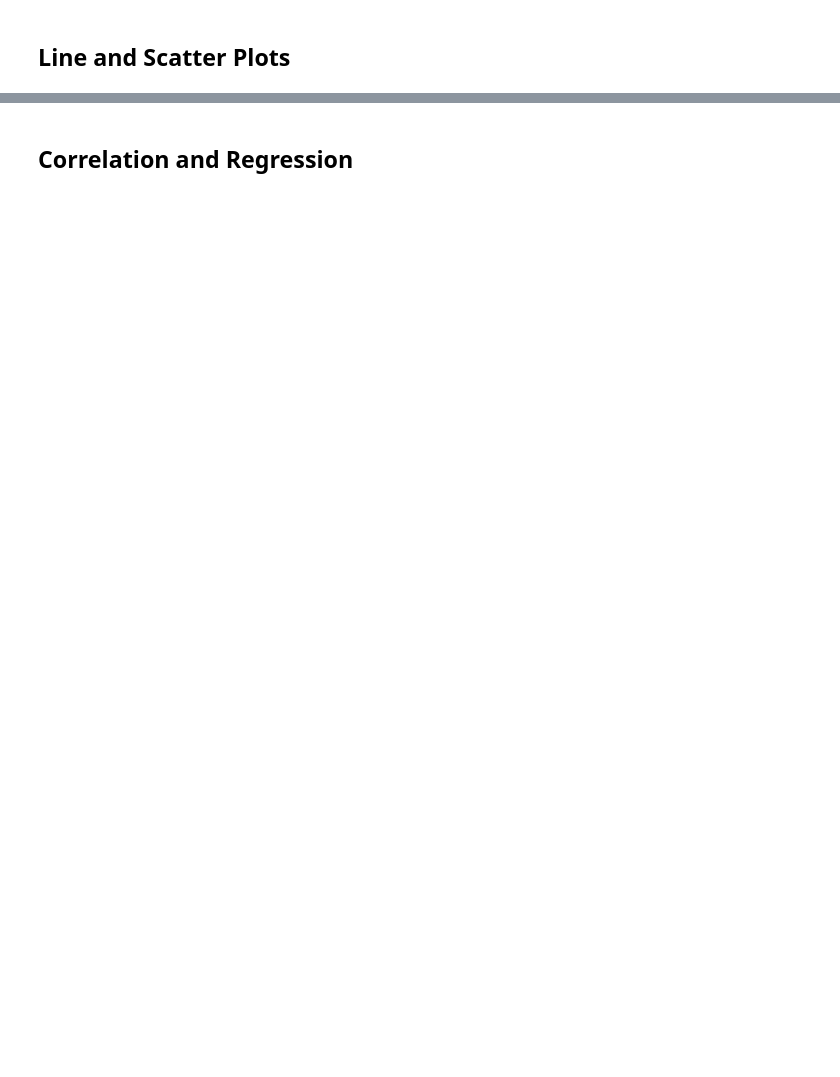
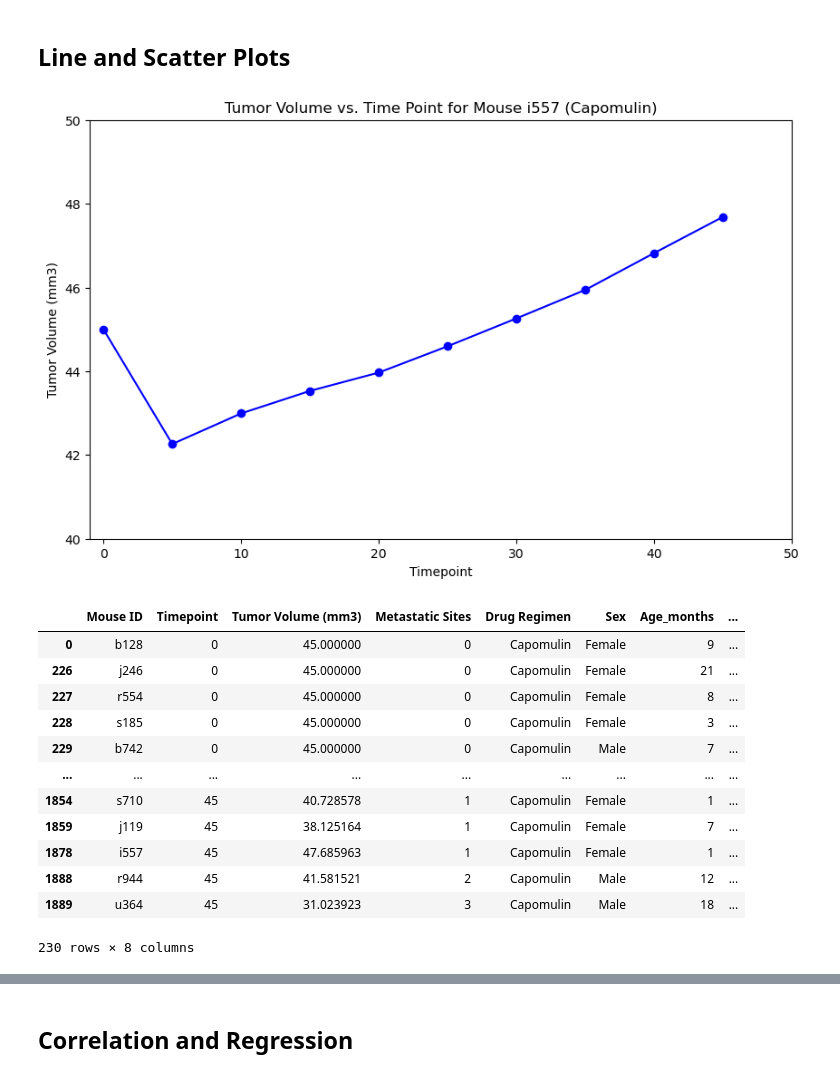
Before and after one commit to ArmsOfAlbert/module5, a Jupyter notebook: Pymaceuticals/pymaceuticals_starter.ipynb, the cells around one changed output, grey strips where cells are left out. Cells and saved outputs as stored; diff of their text form; code cells hidden in the pictures; blank space fills up the shorter version.

```diff
--- a/Pymaceuticals/pymaceuticals_starter.ipynb
+++ b/Pymaceuticals/pymaceuticals_starter.ipynb
@@ -258,0 +280,35 @@ print(last_entries)
+# %%
+# Generate a line plot of tumor volume vs. time point for a single mouse treated with Capomulin
+selected_mouse = 'i557'
+
+#Filter data for the selected mouse ID and Capomulin regimen
+capomulin_data = clean_data[clean_data['Drug Regimen'] == 'Capomulin']
+selected_mouse_data = capomulin_data[capomulin_data['Mouse ID'] == selected_mouse]
+plt.figure(figsize=(10, 6))
+#Create a line plot
+plt.plot(selected_mouse_data['Timepoint'], selected_mouse_data['Tumor Volume (mm3)'], marker='o', linestyle='-', color='b')
+plt.title(f'Tumor Volume vs. Time Point for Mouse {selected_mouse} (Capomulin)')
+plt.xlabel('Timepoint')
+plt.ylabel('Tumor Volume (mm3)')
+plt.ylim(40,50)
+plt.xlim(-1,50)
+
+# Show the plot
+plt.show()
+selected_mouse_data
+capomulin_data
+# %% [output]
+[figure, added]
+|  | Mouse ID | Timepoint | Tumor Volume (mm3) | Metastatic Sites | Drug Regimen | Sex | Age_months | ... |
+| 0 | b128 | 0 | 45.000000 | 0 | Capomulin | Female | 9 | ... |
+| 226 | j246 | 0 | 45.000000 | 0 | Capomulin | Female | 21 | ... |
+| 227 | r554 | 0 | 45.000000 | 0 | Capomulin | Female | 8 | ... |
+| 228 | s185 | 0 | 45.000000 | 0 | Capomulin | Female | 3 | ... |
+| 229 | b742 | 0 | 45.000000 | 0 | Capomulin | Male | 7 | ... |
+| ... | ... | ... | ... | ... | ... | ... | ... | ... |
+| 1854 | s710 | 45 | 40.728578 | 1 | Capomulin | Female | 1 | ... |
+| 1859 | j119 | 45 | 38.125164 | 1 | Capomulin | Female | 7 | ... |
+| 1878 | i557 | 45 | 47.685963 | 1 | Capomulin | Female | 1 | ... |
+| 1888 | r944 | 45 | 41.581521 | 2 | Capomulin | Male | 12 | ... |
+| 1889 | u364 | 45 | 31.023923 | 3 | Capomulin | Male | 18 | ... |
+230 rows × 8 columns
```
Also changed, not shown: parts of 10 cells of this notebook.
